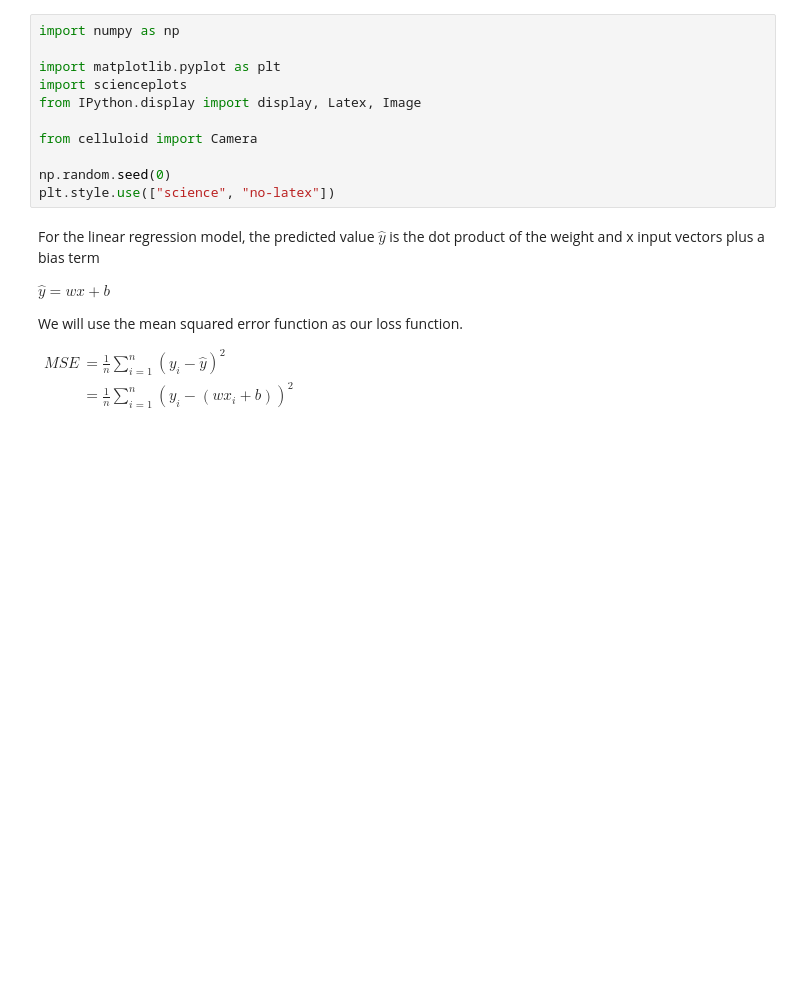
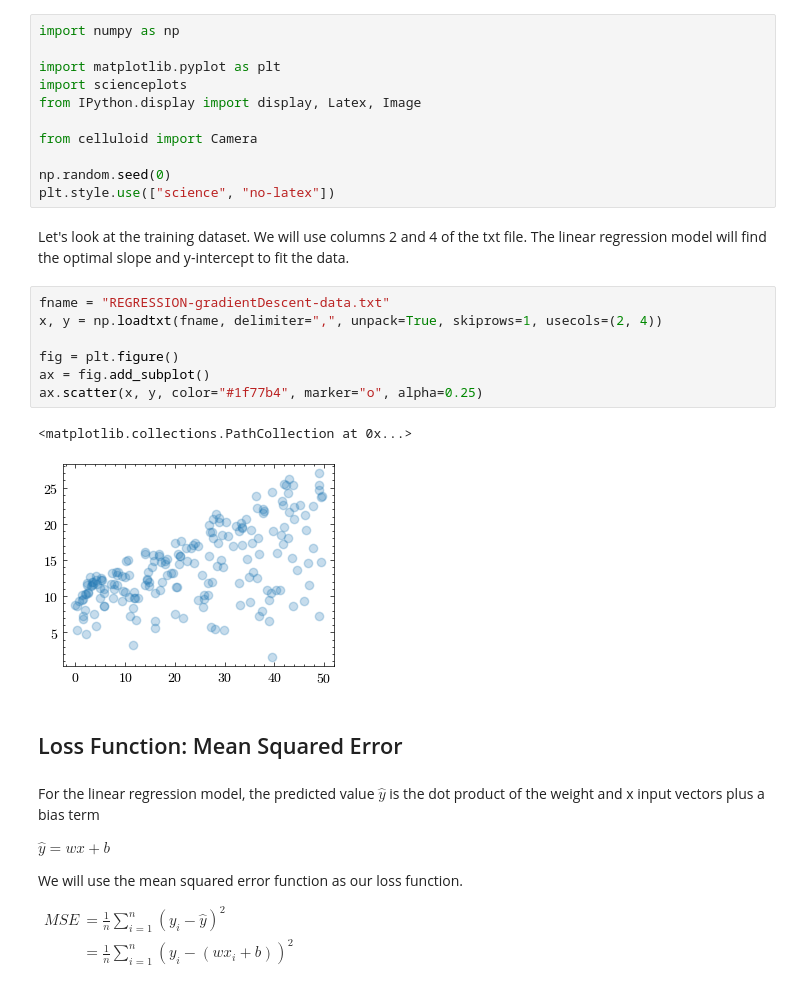
Before and after one commit to gavinkhung/gradient-descent, a Jupyter notebook: linear_regression.ipynb, the cells around one changed output. Cells and saved outputs as stored; diff of their text form; blank space fills up the shorter version.

```diff
--- a/linear_regression.ipynb
+++ b/linear_regression.ipynb
@@ -17,6 +17,20 @@ from celluloid import Camera
 
 np.random.seed(0)
 plt.style.use(["science", "no-latex"])
+# %% [markdown]
+Let's look at the training dataset. We will use columns 2 and 4 of the txt file. The linear regression model will find the optimal slope and y-intercept to fit the data.
+# %%
+fname = "REGRESSION-gradientDescent-data.txt"
+x, y = np.loadtxt(fname, delimiter=",", unpack=True, skiprows=1, usecols=(2, 4))
+
+fig = plt.figure()
+ax = fig.add_subplot()
+ax.scatter(x, y, color="#1f77b4", marker="o", alpha=0.25)
+# %% [output]
+<matplotlib.collections.PathCollection at 0x...>
+[figure, added]
+# %% [markdown]
+## Loss Function: Mean Squared Error
 # %% [markdown]
 For the linear regression model, the predicted value $\hat{y}$ is the dot product of the weight and x input vectors plus a bias term
 
```
Also changed, not shown: parts of 12 cells of this notebook, 2 other files.
